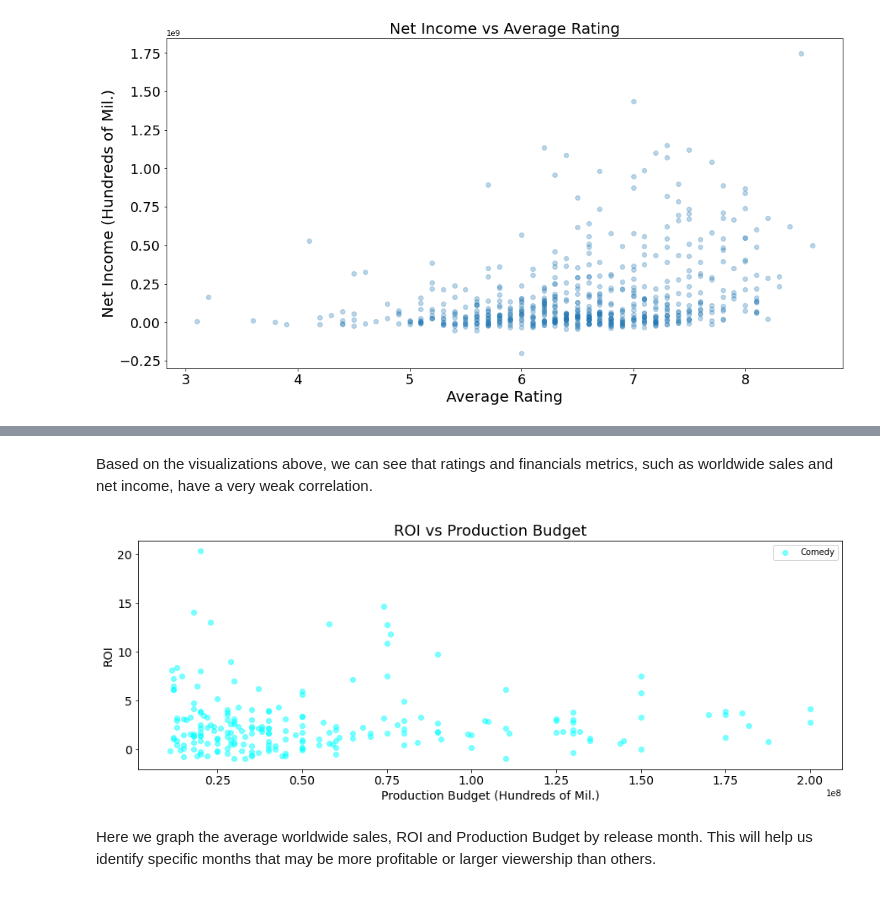
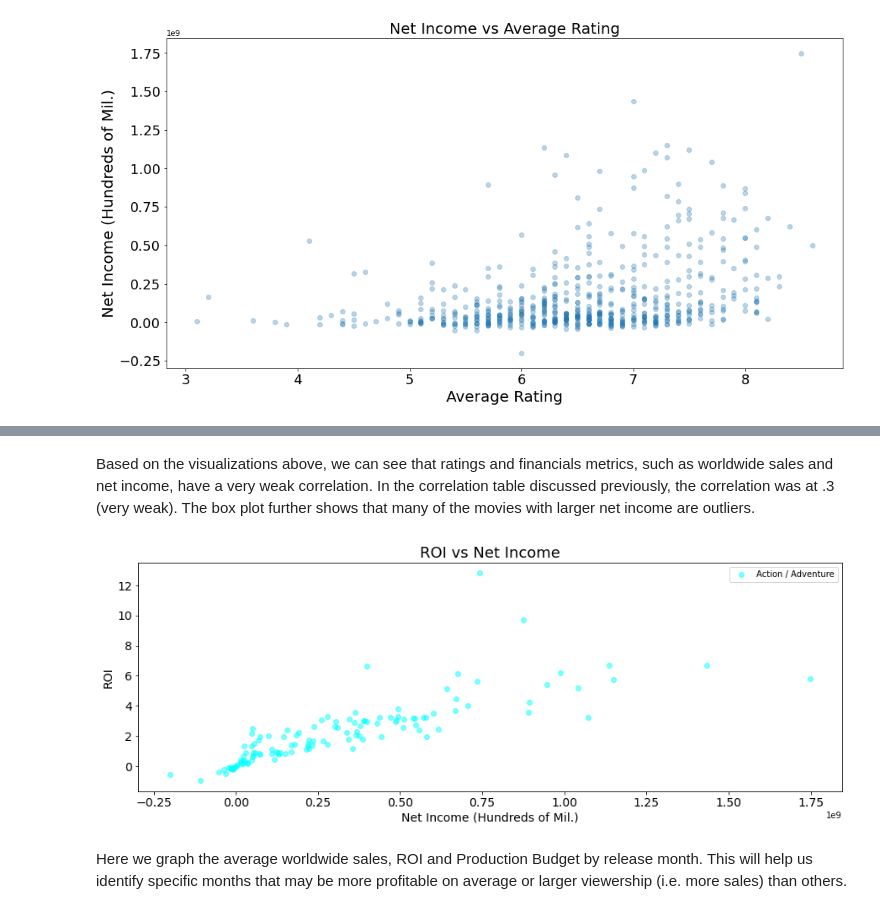
Before and after one commit to alecmills/phase-1-GroupProject, a Jupyter notebook: student.ipynb, the cells around one changed output, grey strips where cells are left out. Cells and saved outputs as stored; diff of their text form; code cells hidden in the pictures.

```diff
--- a/student.ipynb
+++ b/student.ipynb
@@ -952,43 +965,26 @@ plt.yticks(fontsize=18);
 # %% [markdown]
-Based on the visualizations above, we can see that ratings and financials metrics, such as worldwide sales and net income, have a very weak correlation.
+Based on the visualizations above, we can see that ratings and financials metrics, such as worldwide sales and net income, have a very weak correlation. In the correlation table discussed previously, the correlation was at .3 (very weak). The box plot further shows that many of the movies with larger net income are outliers.
 # %%
 #Scatter plot of Production Budget vs. ROI
+
 # Set up plot
 fig, ax = plt.subplots(figsize=(15,5))
 
-
-# # Plot three scatter, with reduced opacity (alpha) so we
-# # can see them overlapping
 ax.scatter(
-    x=Comedy['production_budget'],
-    y=Comedy['ROI'],
+    x=Action_Adv_Movies['Net Income'],
+    y=Action_Adv_Movies['ROI'],
     alpha=0.5,
     color="cyan",
-    label="Comedy"
-)
-# ax.hist(
-#     x=Comedy_hist['production_budget'],
-#     label="average condition",
-#     bins=bins,
-#     color="gray",
-#     alpha=0.3
-# )
-# ax.hist(
-#     x=below_average_condition["SalePrice"],
-#     label="below average condition",
-#     bins=bins,
-#     color="yellow",
-#     alpha=0.5
-# )
+    label="Action / Adventure")
 
 # Customize labels
-ax.set_title("ROI vs Production Budget", fontsize = 18)
-ax.set_xlabel("Production Budget (Hundreds of Mil.)", fontsize = 14)
+ax.set_title("ROI vs Net Income", fontsize = 18)
+ax.set_xlabel("Net Income (Hundreds of Mil.)", fontsize = 14)
 ax.set_ylabel("ROI", fontsize = 14)
 plt.xticks(fontsize=14)
 plt.yticks(fontsize=14)
 ax.legend();
 # %% [output]
-[figure, old version]
+[figure, new version]
 # %% [markdown]
-Here we graph the average worldwide sales, ROI and Production Budget by release month. This will help us identify specific months that may be more profitable or larger viewership than others.
+Here we graph the average worldwide sales, ROI and Production Budget by release month. This will help us identify specific months that may be more profitable on average or larger viewership (i.e. more sales) than others.
```
Also changed, not shown: parts of 23 cells of this notebook.
